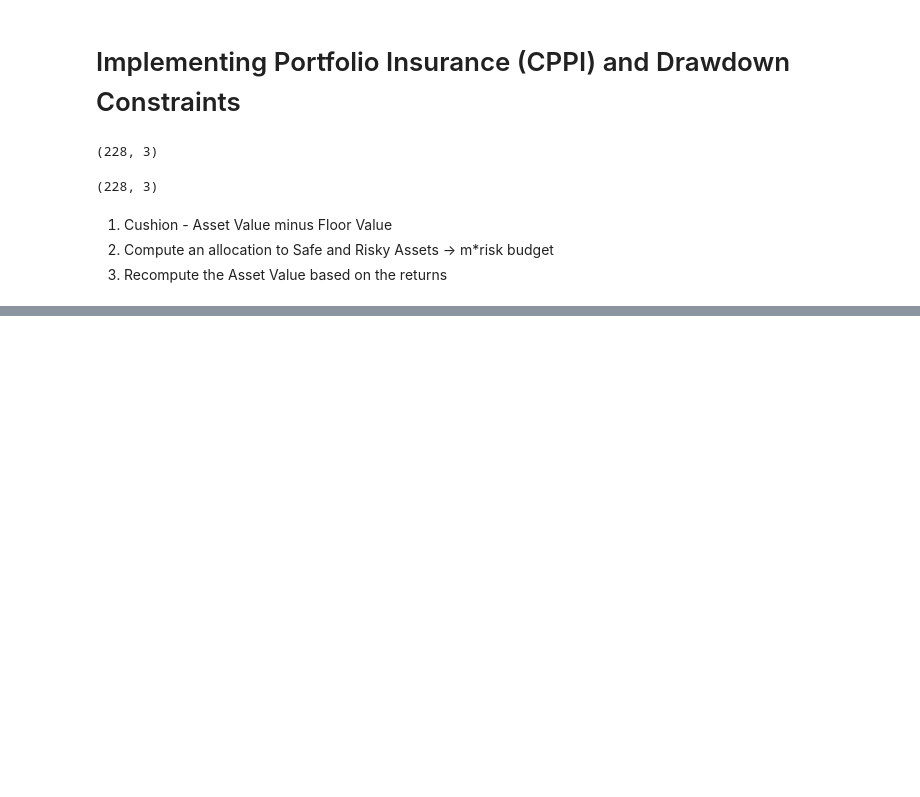
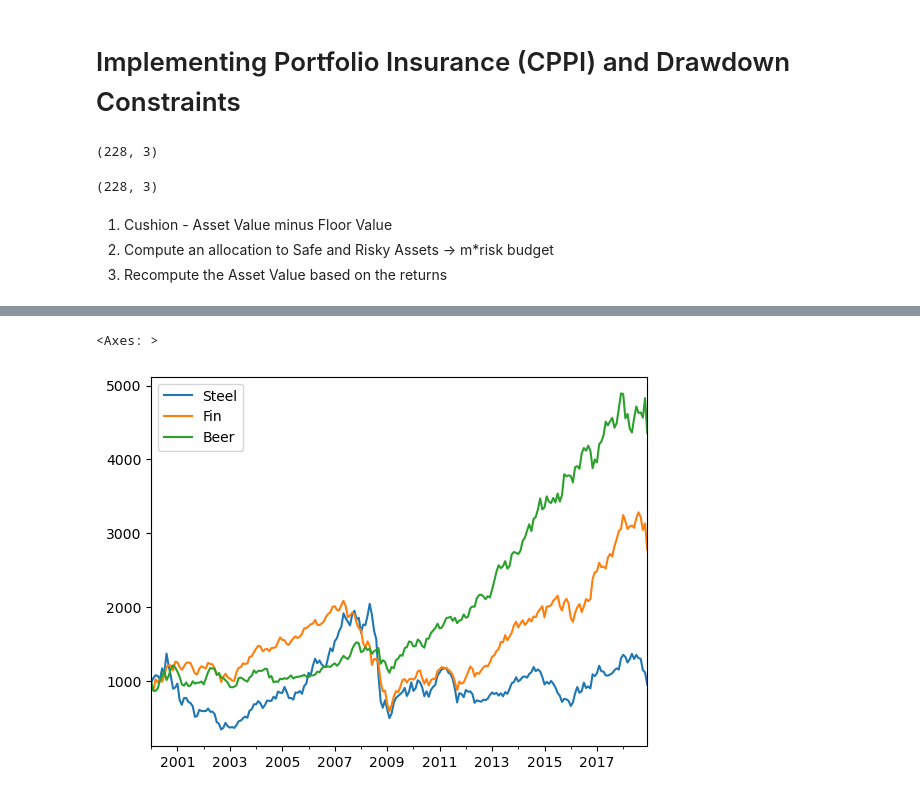
Before and after one commit to ahmet794/Investment-Banking-Asset-Management, a Jupyter notebook: Labs Week 3.ipynb, the cells around one changed output, grey strips where cells are left out. Drawn from its saved outputs; the diff is of its cells as text; code cells hidden in the pictures; blank space fills up the shorter version.

Commit message:
Refactor and add risky_w_history graph

```diff
--- a/Labs Week 3.ipynb
+++ b/Labs Week 3.ipynb
@@ -218,0 +228,7 @@ for step in range(n_steps):
+# %%
+risky_wealth = start*(1+risky_r).cumprod()
+# %%
+risky_wealth.plot()
+# %% [output]
+<Axes: >
+[figure, added]
```
Also changed, not shown: parts of 4 cells of this notebook.
